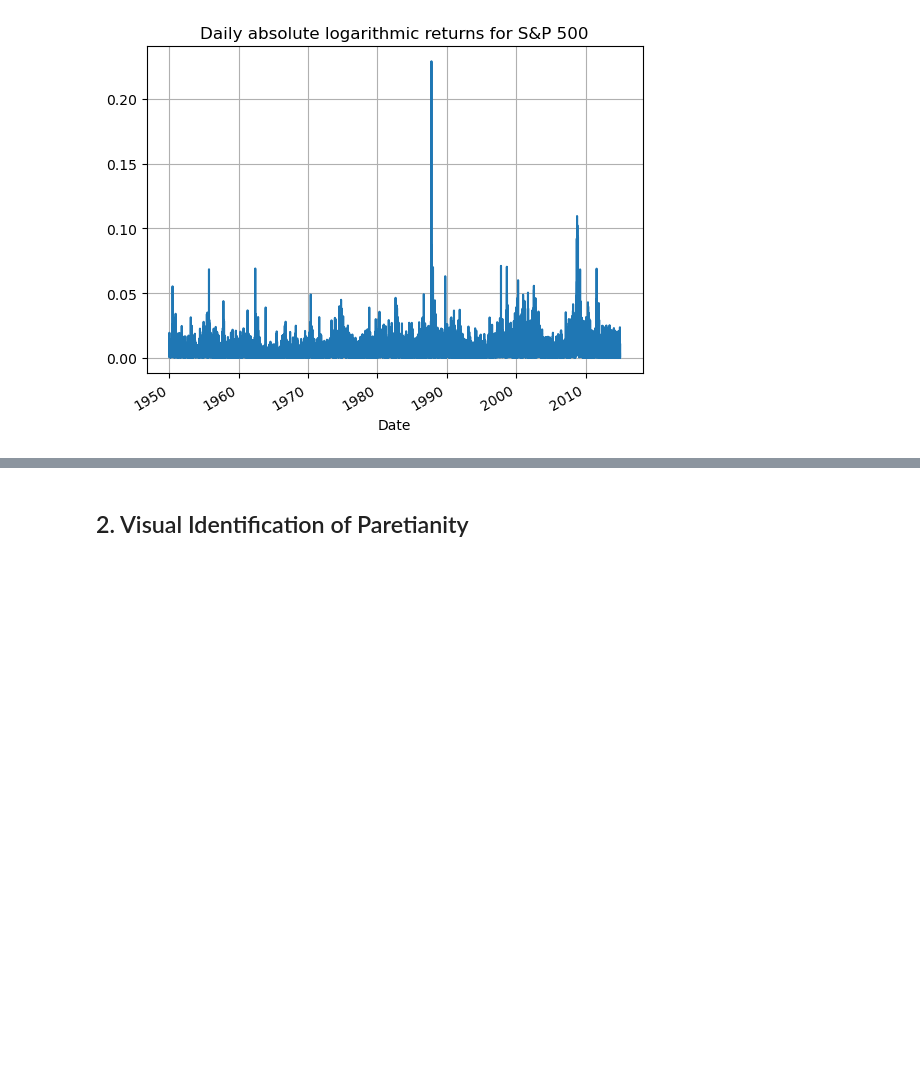
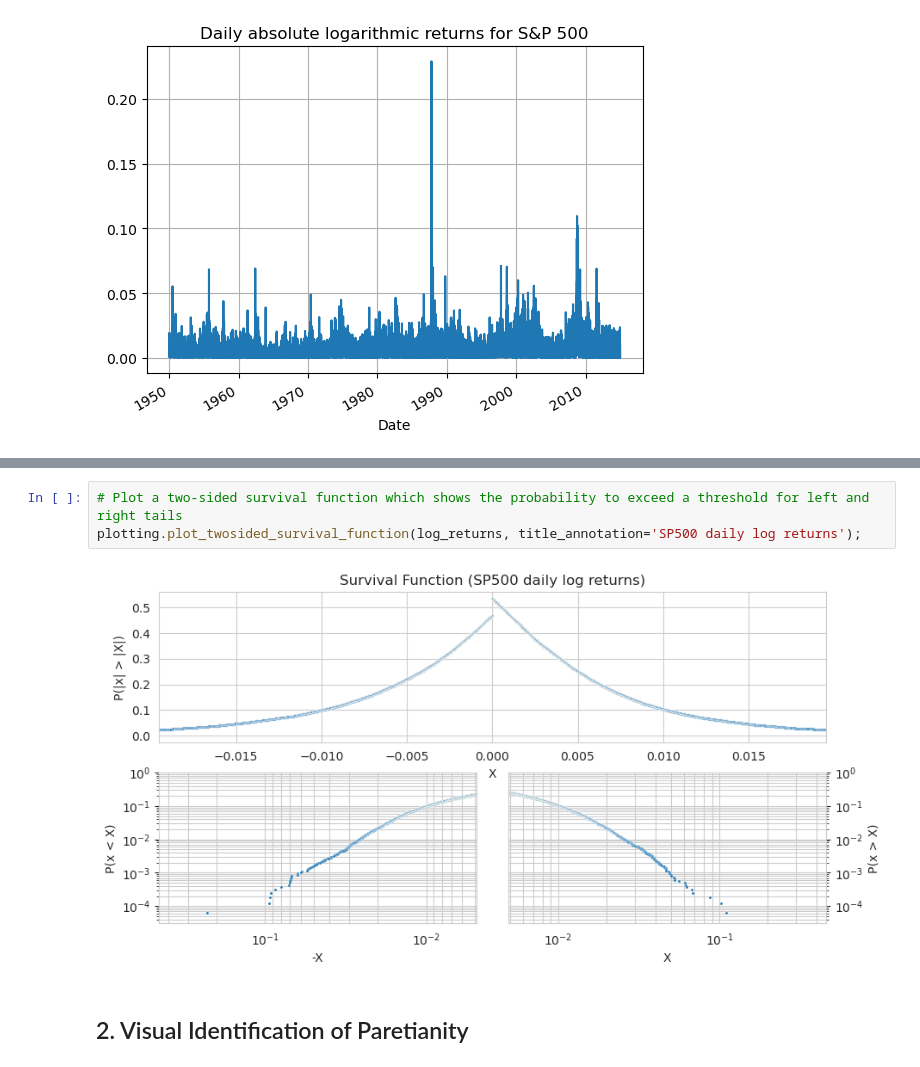
Before and after one commit to ssadjina/FatTailedTools, a Jupyter notebook: notebook_examples.ipynb, the cells around one changed output, grey strips where cells are left out. Saved outputs shown, nothing was run; the diff lists cells and outputs as text; blank space fills up the shorter version.

Commit message:
plotting.plot_twosided_survival_function(): complete overhaul;

```diff
--- a/notebook_examples.ipynb
+++ b/notebook_examples.ipynb
@@ -107,3 +56,8 @@ ax['right'].grid(which='both')
+# %%
+# Plot a two-sided survival function which shows the probability to exceed a threshold for left and right tails
+plotting.plot_twosided_survival_function(log_returns, title_annotation='SP500 daily log returns');
+# %% [output]
+[figure, added]
 # %% [markdown]
 ## 2. Visual Identification of Paretianity
 # %%
```
Also changed, not shown: parts of 2 cells of this notebook, 1 other file.
